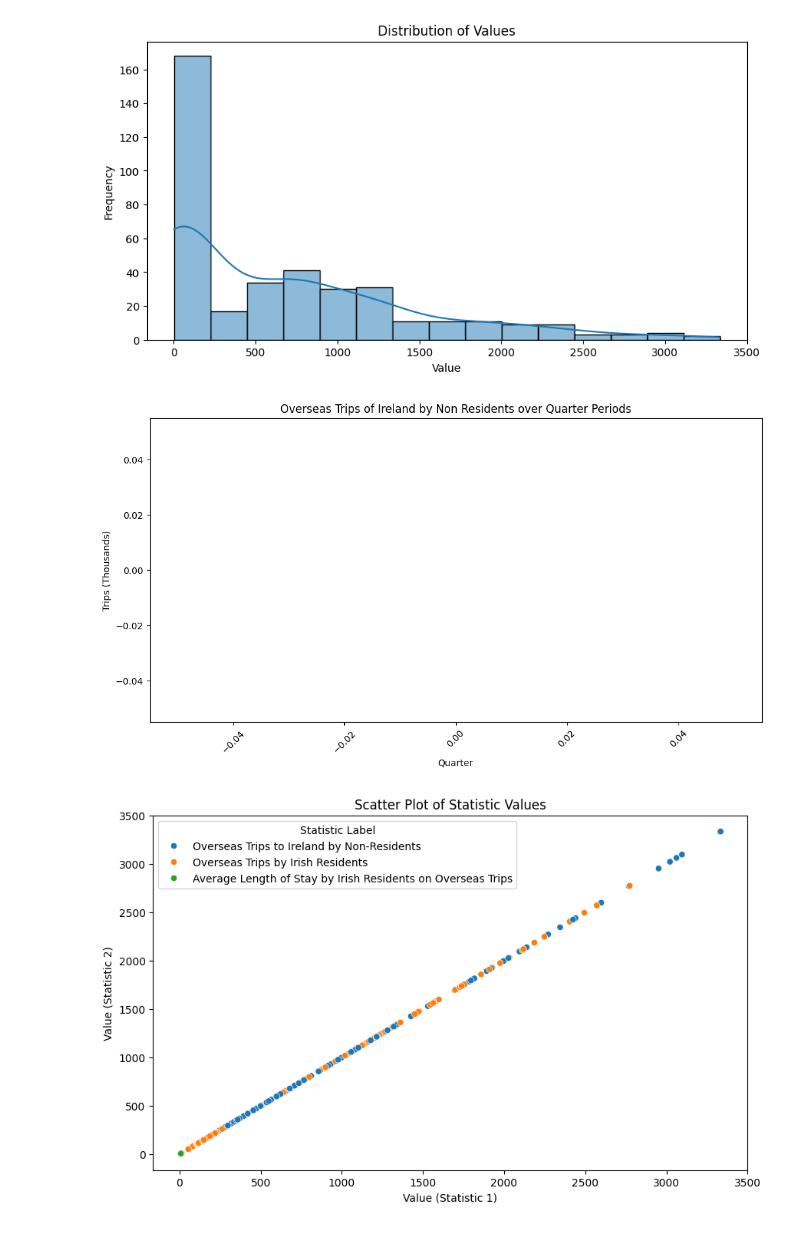
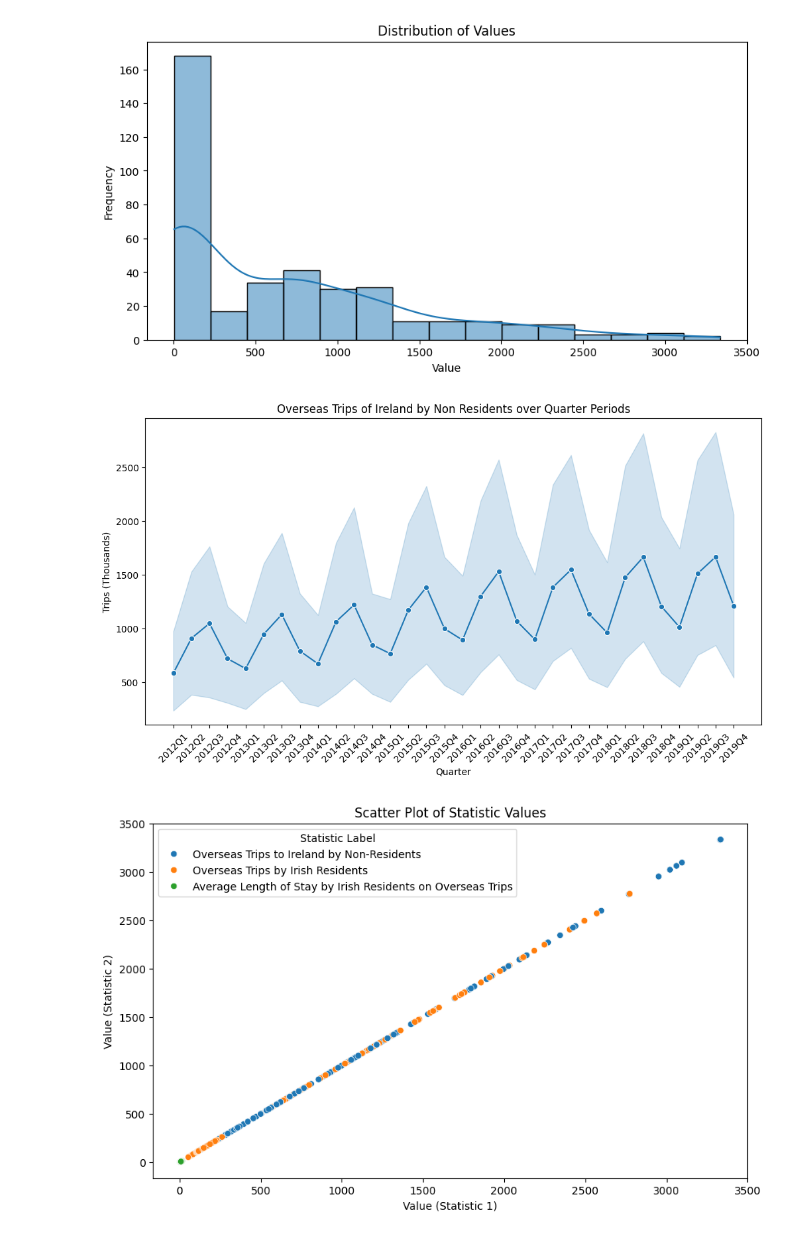
Before and after one commit to rupeshyanampally/Assignment, a Jupyter notebook: Untitled.ipynb, the cells around one changed output. Saved outputs shown, nothing was run; the diff lists cells and outputs as text; code cells hidden in the pictures.

```diff
--- a/Untitled.ipynb
+++ b/Untitled.ipynb
@@ -58,16 +58,16 @@ plt.show()
 # %% [output]
 [figure]
 # %%
+overseas_trips = data[data['Statistic Label'] == "Overseas Trips to Ireland by Non-Residents"]
 plt.figure(figsize=(12, 6))
-overseas_trips = data[data['Statistic Label'] == "Overseas Trips of Ireland by Non Residents"]
 sns.lineplot(x='Quarter', y='VALUE', data=overseas_trips, marker="o")
 plt.title("Overseas Trips of Ireland by Non Residents over Quarter Periods")
 plt.xlabel("Quarter")
 plt.ylabel("Trips (Thousands)")
 plt.xticks(rotation=45)
 plt.show()
 # %% [output]
-[figure, old version]
+[figure, new version]
 # %%
 plt.figure(figsize=(10, 6))
 sns.scatterplot(x='VALUE', y='VALUE', hue='Statistic Label', data=data)
```
